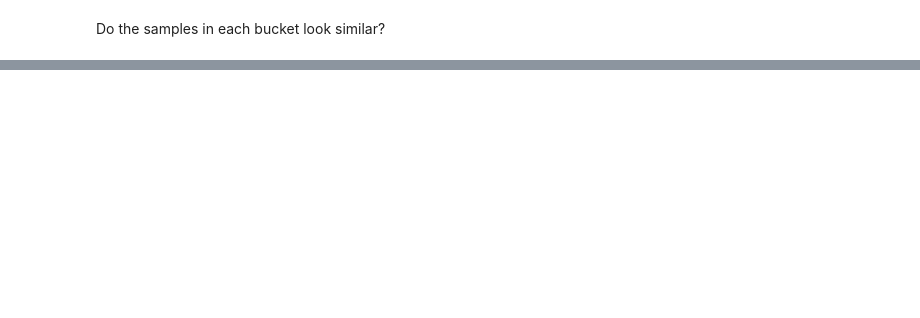
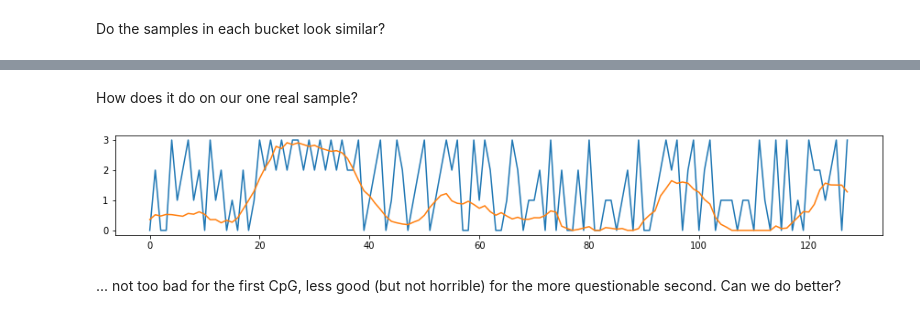
Before and after one commit to david-a-joy/tf2-sequence-demo, a Jupyter notebook: Tensorflow Sequence Demo.ipynb, the cells around one changed output, grey strips where cells are left out. Cells and saved outputs as stored; diff of their text form; code cells hidden in the pictures; blank space fills up the shorter version.

```diff
--- a/Tensorflow Sequence Demo.ipynb
+++ b/Tensorflow Sequence Demo.ipynb
@@ -234,0 +399,13 @@ model = tf.keras.Sequential([
+# %% [markdown]
+How does it do on our one real sample?
+# %%
+y_pred = model.predict(np.array(one_hot_encoding(obs_seq[:128]))[np.newaxis, ...])
+
+fig, ax = plt.subplots(1, 1, figsize=(15, 2))
+
+ax.plot(obs_seq[:128])
+ax.plot(y_pred.ravel()*3);
+# %% [output]
+[figure, added]
+# %% [markdown]
+... not too bad for the first CpG, less good (but not horrible) for the more questionable second. Can we do better?
```
Also changed, not shown: parts of 65 cells of this notebook, 6 other files.
